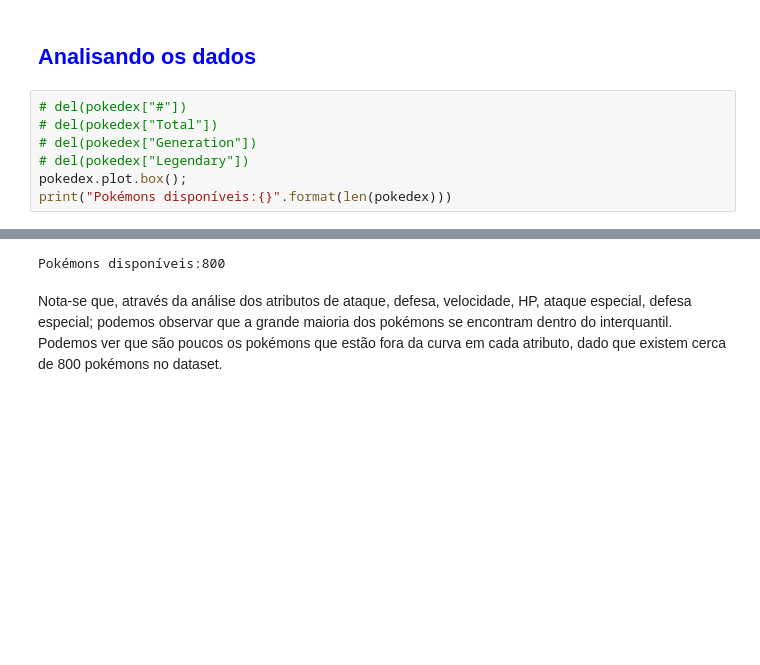
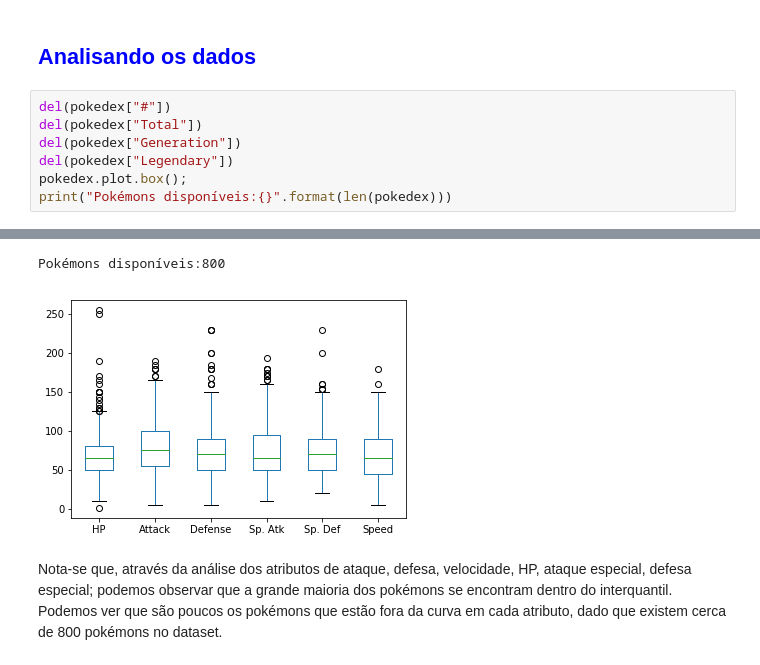
Before and after one commit to mauricioha/Projeto-3---CD, a Jupyter notebook: P3.ipynb, the cells around one changed output, grey strips where cells are left out. Cells and saved outputs as stored; diff of their text form; blank space fills up the shorter version.

```diff
--- a/P3.ipynb
+++ b/P3.ipynb
@@ -28,10 +28,10 @@ pokedex=pd.read_csv("Pokemon.csv")
 # %% [markdown]
 ## <font color = "BLUE"> Analisando os dados </font>
 # %%
-# del(pokedex["#"])
-# del(pokedex["Total"])
-# del(pokedex["Generation"])
-# del(pokedex["Legendary"])
+del(pokedex["#"])
+del(pokedex["Total"])
+del(pokedex["Generation"])
+del(pokedex["Legendary"])
 pokedex.plot.box();
 print("Pokémons disponíveis:{}".format(len(pokedex)))
 # %% [output]
@@ -40,4 +38,5 @@ print("Pokémons disponíveis:{}".format(len(pokedex)))
 Pokémons disponíveis:800
+[figure, added]
 # %% [markdown]
 Nota-se que, através da análise dos atributos de ataque, defesa, velocidade, HP, ataque especial, defesa especial; podemos observar que a grande maioria dos pokémons se encontram dentro do interquantil. Podemos ver que são poucos os pokémons que estão fora da curva em cada atributo, dado que existem cerca de 800 pokémons no dataset.
 # %% [markdown]
```
Also changed, not shown: parts of 8 cells of this notebook.
